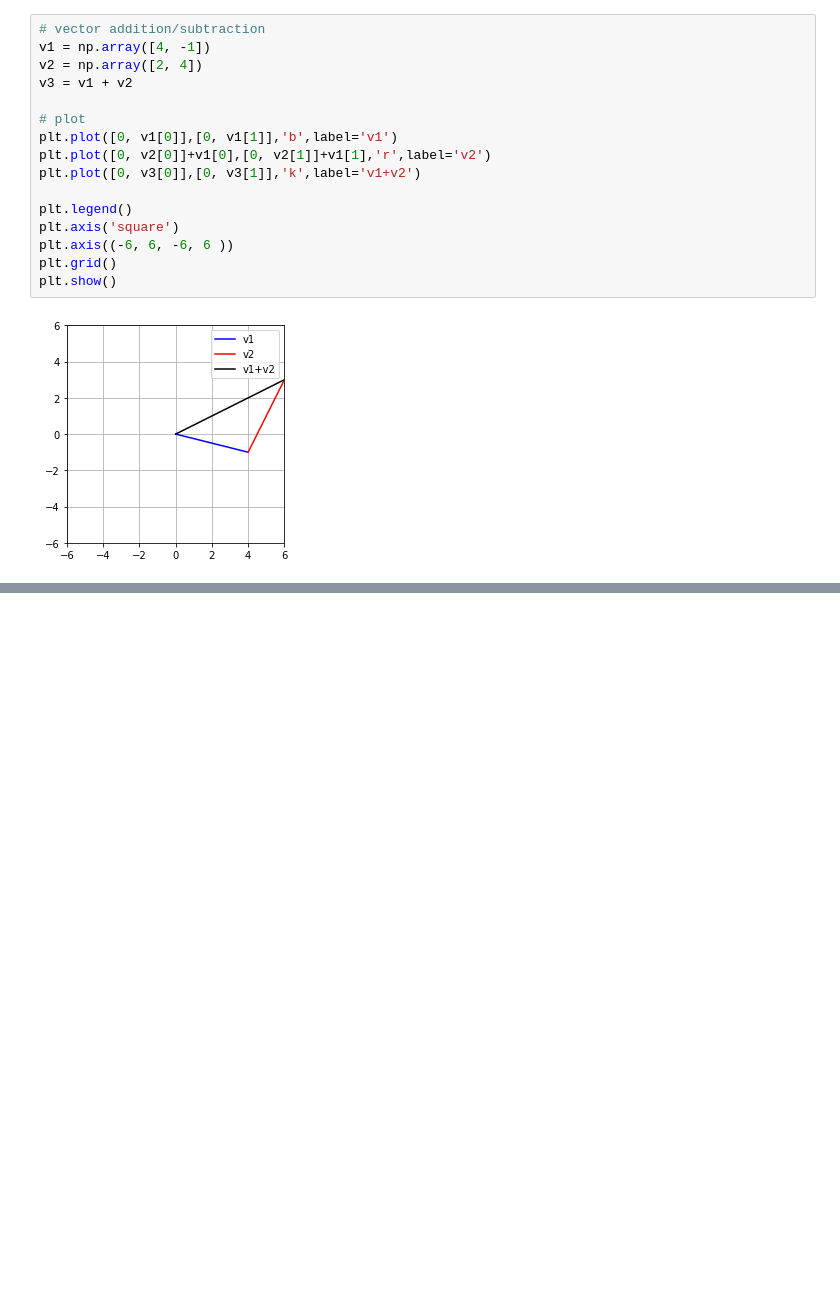
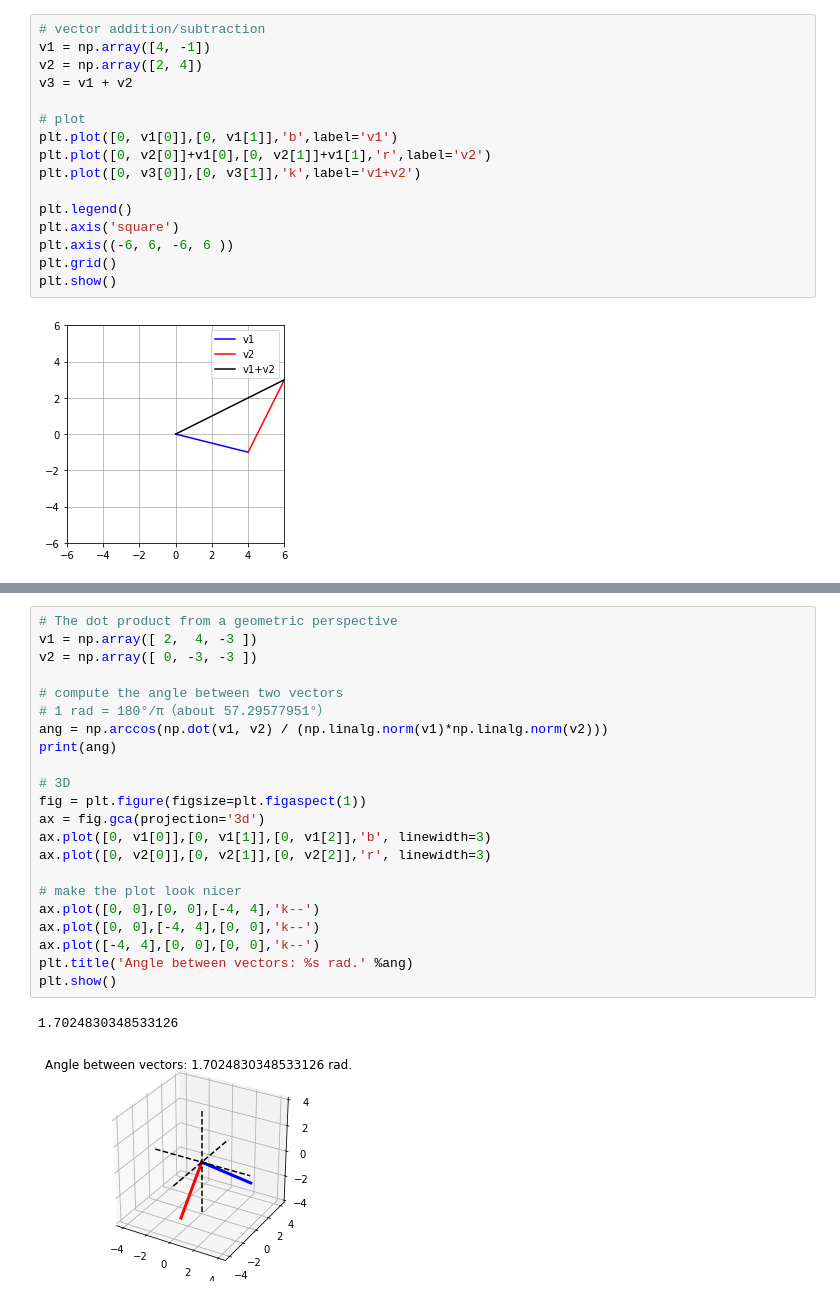
Before and after one commit to xiaofanc/udemy, a Jupyter notebook: linearalg/s2_linalg_vectors/s2_vectors.ipynb, the cells around one changed output, grey strips where cells are left out. Saved outputs shown, nothing was run; the diff lists cells and outputs as text; blank space fills up the shorter version.

```diff
--- a/linearalg/s2_linalg_vectors/s2_vectors.ipynb
+++ b/linearalg/s2_linalg_vectors/s2_vectors.ipynb
@@ -67,0 +148,25 @@ plt.show()
+# %%
+# The dot product from a geometric perspective
+v1 = np.array([ 2,  4, -3 ])
+v2 = np.array([ 0, -3, -3 ])
+
+# compute the angle between two vectors
+# 1 rad = 180°/π（about 57.29577951°）
+ang = np.arccos(np.dot(v1, v2) / (np.linalg.norm(v1)*np.linalg.norm(v2)))
+print(ang)
+
+# 3D
+fig = plt.figure(figsize=plt.figaspect(1))
+ax = fig.gca(projection='3d')
+ax.plot([0, v1[0]],[0, v1[1]],[0, v1[2]],'b', linewidth=3)
+ax.plot([0, v2[0]],[0, v2[1]],[0, v2[2]],'r', linewidth=3)
+
+# make the plot look nicer
+ax.plot([0, 0],[0, 0],[-4, 4],'k--')
+ax.plot([0, 0],[-4, 4],[0, 0],'k--')
+ax.plot([-4, 4],[0, 0],[0, 0],'k--')
+plt.title('Angle between vectors: %s rad.' %ang)
+plt.show()
+# %% [output]
+1.7024830348533126
+[figure, added]
```
Also changed, not shown: parts of 8 cells of this notebook.
